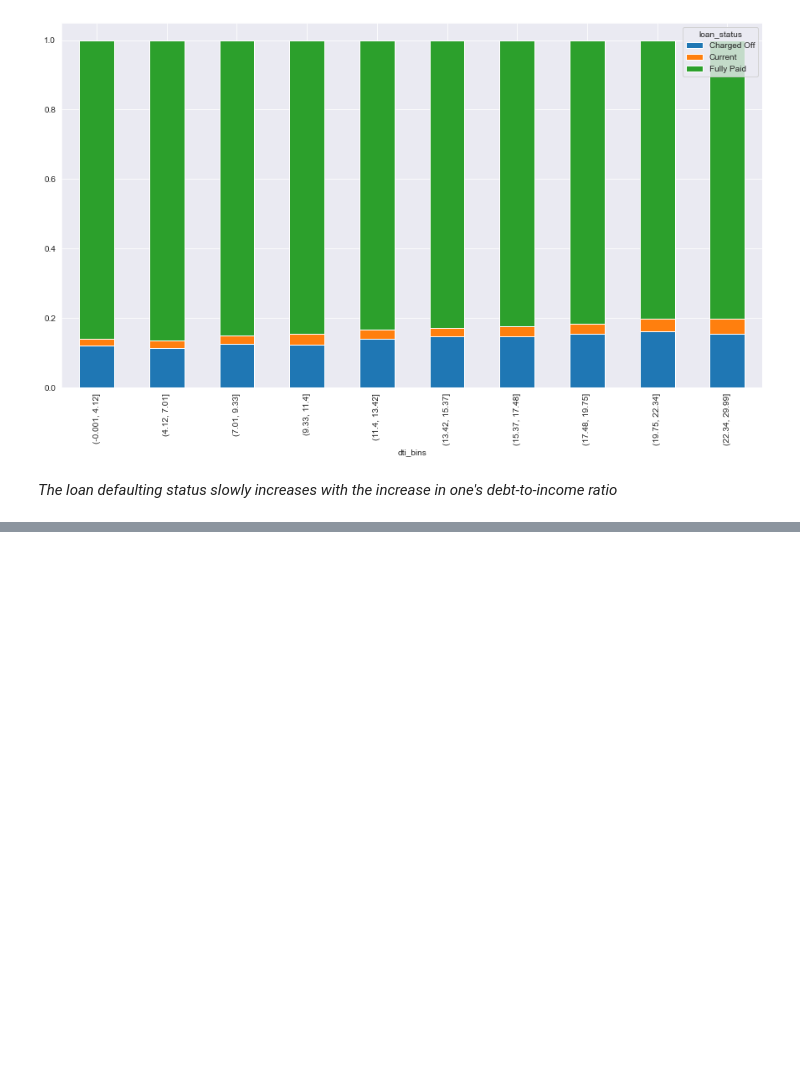
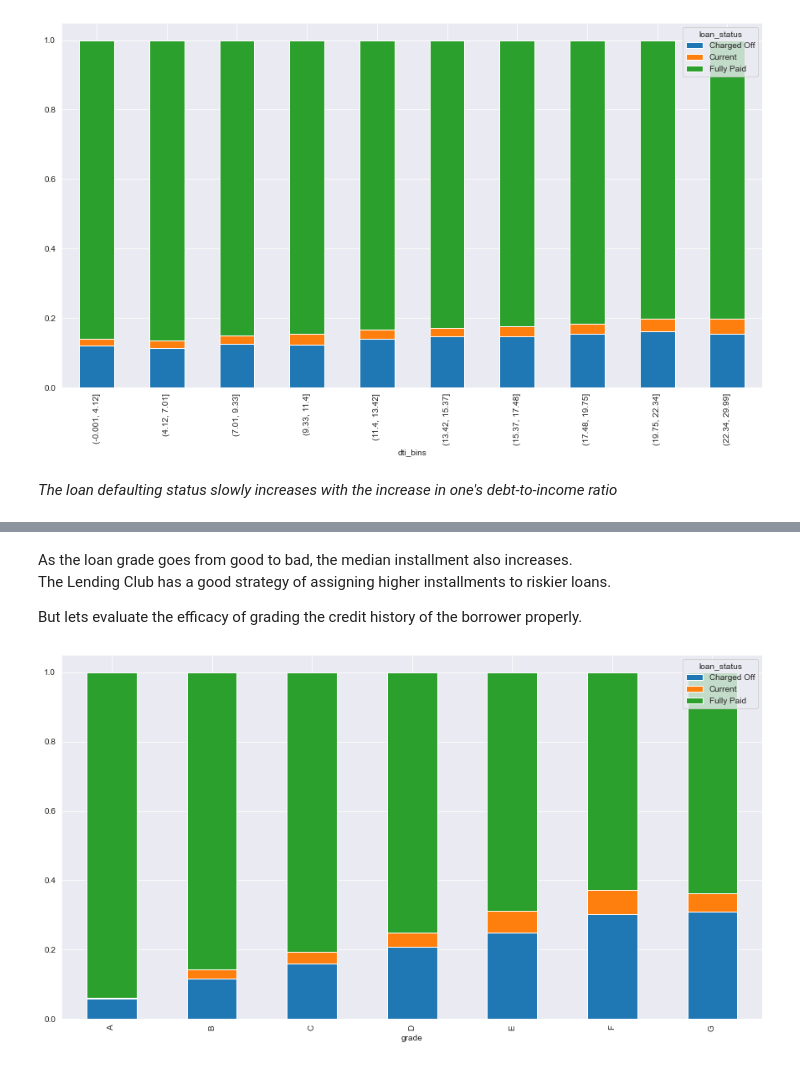
Before and after one commit to subhasisj/Lending-Club-Assignment, a Jupyter notebook: Notebooks/Exploration-Subhasis.ipynb, the cells around one changed output, grey strips where cells are left out. Saved outputs shown, nothing was run; the diff lists cells and outputs as text; code cells hidden in the pictures; blank space fills up the shorter version.

```diff
--- a/Notebooks/Exploration-Subhasis.ipynb
+++ b/Notebooks/Exploration-Subhasis.ipynb
@@ -824,0 +843,9 @@ _The loan defaulting status slowly increases with the increase in one's debt-to-
+# %% [markdown]
+As the loan grade goes from good to bad, the median installment also increases. <br>
+The Lending Club has a good strategy of assigning higher installments to riskier loans.
+
+But lets evaluate the efficacy of grading the credit history of the borrower properly.
+# %%
+create_stacked_plot_by_column('grade')
+# %% [output]
+[figure, added]
```
Also changed, not shown: parts of 11 cells of this notebook.
